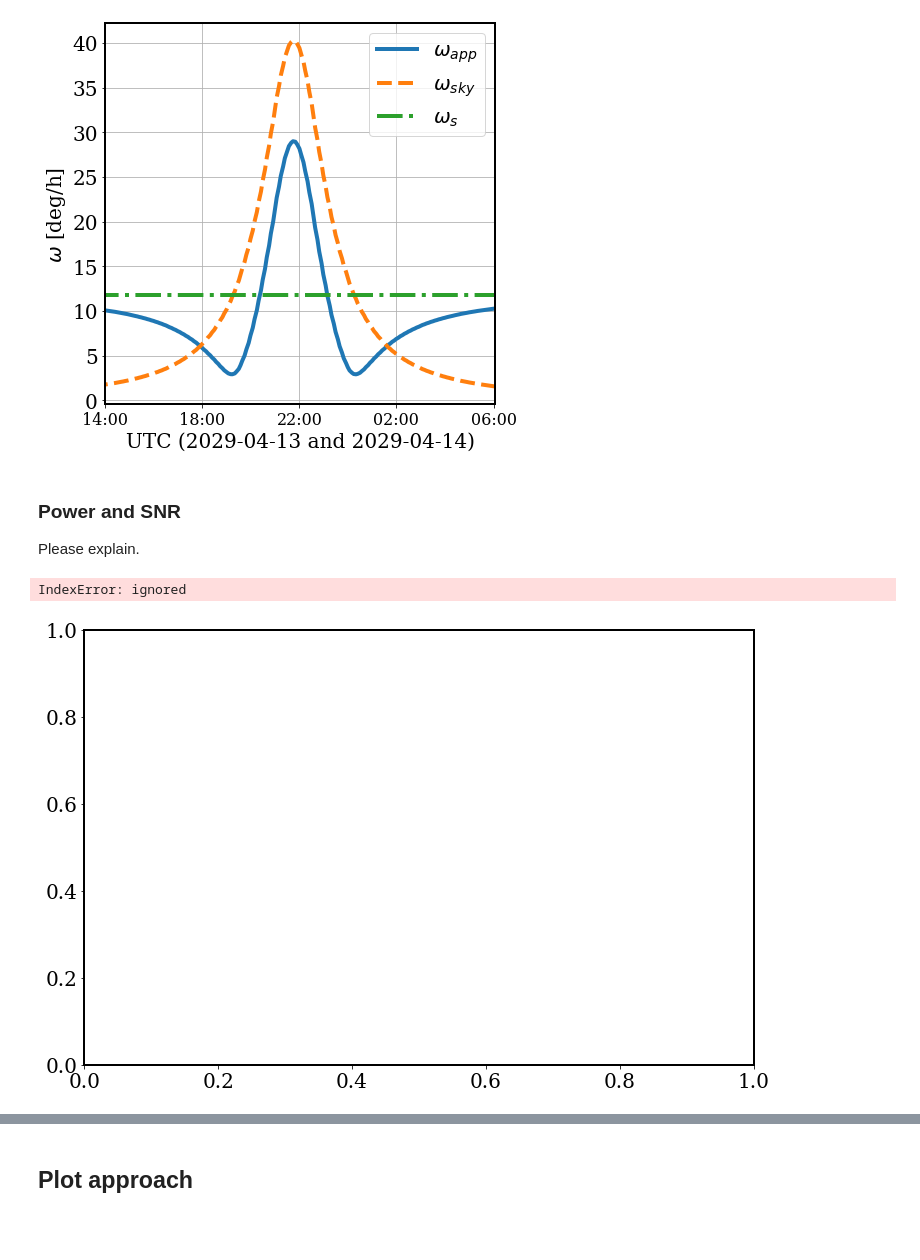
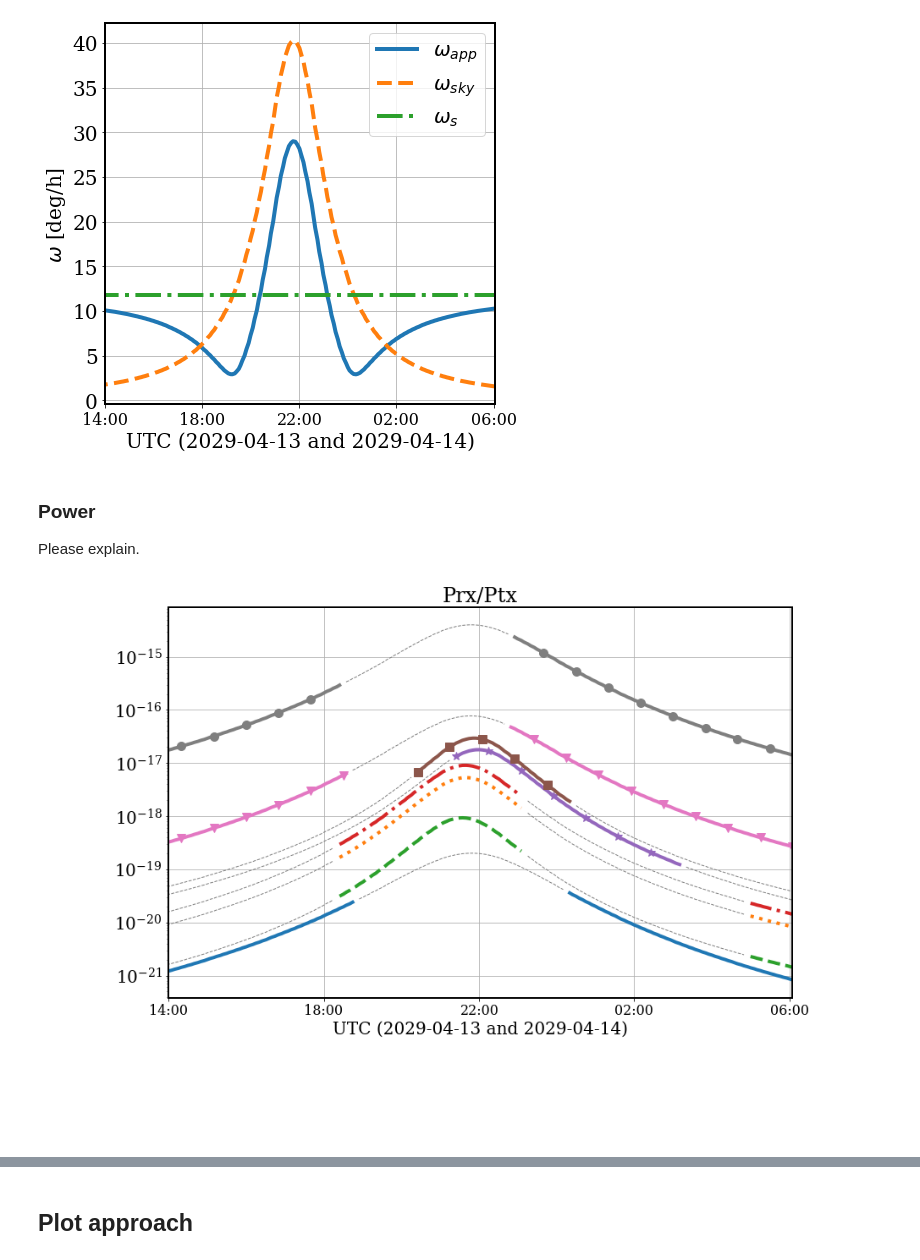
Before and after one commit to seap-udea/Apophis2029, a Jupyter notebook: ApproachingPlots.ipynb, the cells around one changed output, grey strips where cells are left out. Cells and saved outputs as stored; diff of their text form; code cells hidden in the pictures; blank space fills up the shorter version.

```diff
--- a/ApproachingPlots.ipynb
+++ b/ApproachingPlots.ipynb
@@ -432,5 +432,5 @@ ephemeris['hours'] = 24*(ephemeris['datetime_jd']-ephemeris['datetime_jd'][0])
 maxlons = np.loadtxt(f"{DATADIR}/maxlons.txt")
 maxlats = np.loadtxt(f"{DATADIR}/maxlats.txt")
 deltas = np.loadtxt(f"{DATADIR}/deltas.txt")
-radio = pd.read_excel(f"{DATADIR}/AllRadiotelescopes.xlsx").dropna(how='all')
+radio = pd.read_csv(f"{DATADIR}/AllRadiotelescopes.csv").dropna(how='all')
 MIN = ephemeris['delta (Rt)'].argmin()
@@ -534,15 +532,3 @@ plt.savefig(name+".png",bbox_inches='tight')
 ### Observatory pairs
 
 Please explain.
-# %%
-emitting = ['CDS','MDS','ARE','GOL','ECD','USU']
-receiving = ['PRK','LOV','EFE','AVN','GBT','VLA','FAS']
-"""
-for a in emitting:
-  print(a)
-  radio[radio.Code == a].iloc[0]
-"""
-
-for a in receiving:
-  print(a)
-  radio[radio.Code == a].iloc[0]
@@ -658,7 +641,7 @@ plt.savefig(name+".png",bbox_inches='tight')
 Please explain.
 # %%
 df=pd.read_csv(f"{DATADIR}/observatory_distances_indexes.csv")
-rtdb=pd.read_excel(f"{DATADIR}/AllRadiotelescopes.xlsx")
+rtdb=pd.read_csv(f"{DATADIR}/AllRadiotelescopes.csv")
 dl=pd.read_csv(f"{DATADIR}/subradar_points.csv")
 elevations = pd.read_csv(f"{DATADIR}/elevations.csv")
 
@@ -806,7 +789,7 @@ plt.savefig(name+".png",bbox_inches='tight')
 # %% [output]
 [figure]
 # %% [markdown]
-### Power and SNR
+### Power
 
 Please explain.
 # %%
@@ -913,33 +896,32 @@ def all_power_plots(axes,n,PrxdB, Pratio, SNR, nametx,namerx,df,tx,rx):
     Ynt = chop(Pratio,~cond)
     line,=ax.semilogy(times,Y,styles[n],lw=4,markevery=10,ms=10)
     ax.semilogy(timesnt,Ynt,'--',lw=1,color='gray')
     ax.set_title("Prx/Ptx")
     x_axis(ax,i)
 
     ax.plot([],[],styles[n],lw=3,markevery=10,ms=15,label=title,color=line.get_color())
     x_axis(ax,i)
 
 
 fig, axes = plt.subplots(1,1,figsize=(12,8))
 
 n = 0
 for tx, rx in pairs:
     PrxdB, Pratio, SNR, period, nametx,namerx= power(tx,rx,df,rtdb,dl)
     all_power_plots(axes, n, PrxdB, Pratio, SNR, nametx, namerx, df, tx, rx)
     n += 1
 
 ax=axes
 ax.grid()
 
 handles,labels=axes.get_legend_handles_labels()
 fig.legend(handles, labels, ncol=4,
            bbox_to_anchor=(1,0,-0.03,0),
            fontsize=14,labelspacing=1,fancybox=True, edgecolor=(0,0,0))
 fig.tight_layout()
 
-name = f"{FIGURES}/Prx_Ptx"
+name = f"{FIGDIR}/Prx_Ptx"
 plt.savefig(name+".pdf",bbox_inches='tight')
 plt.savefig(name+".png",bbox_inches='tight')
 # %% [output]
-IndexError: ignored
-[figure, old version]
+[figure, new version]
```
Also changed, not shown: parts of 10 cells of this notebook.
